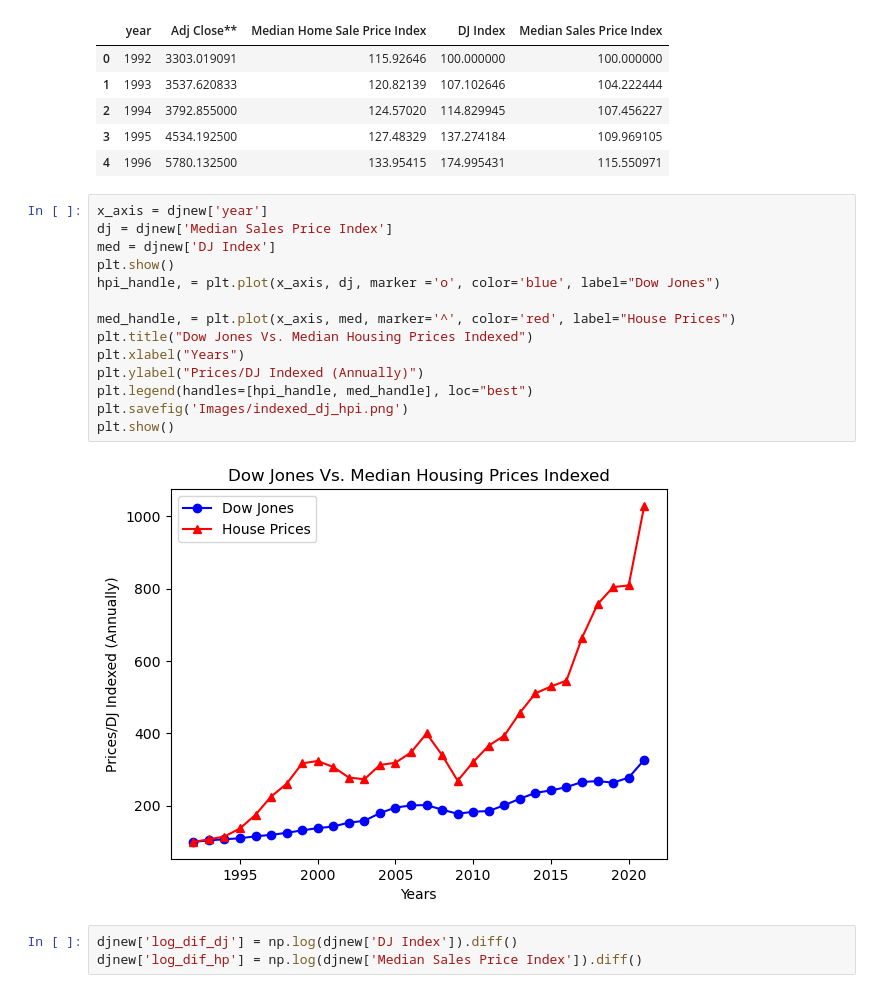
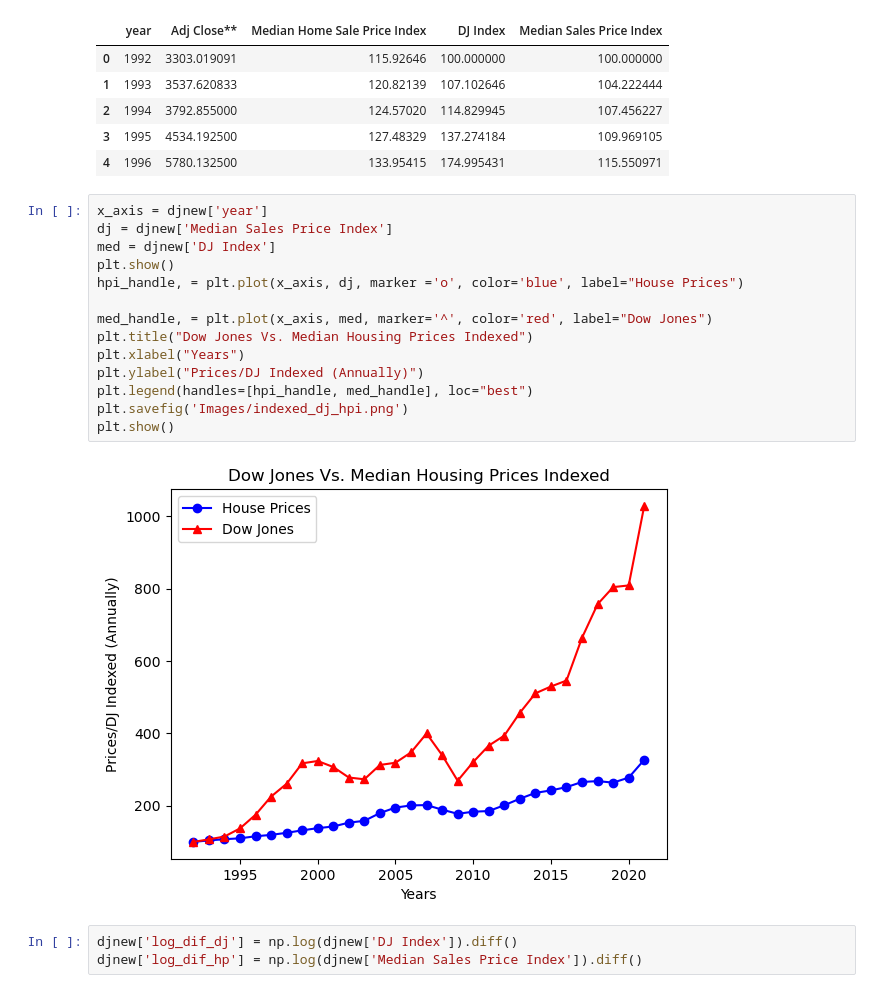
Before and after one commit to dthomas0424/Project1Team6, a Jupyter notebook: project_1_combined.ipynb, the cells around one changed output. Drawn from its saved outputs; the diff is of its cells as text.

```diff
--- a/project_1_combined.ipynb
+++ b/project_1_combined.ipynb
@@ -153,19 +162,19 @@ djnew.head()
 # %%
 x_axis = djnew['year']
 dj = djnew['Median Sales Price Index']
 med = djnew['DJ Index']
 plt.show()
-hpi_handle, = plt.plot(x_axis, dj, marker ='o', color='blue', label="Dow Jones")
+hpi_handle, = plt.plot(x_axis, dj, marker ='o', color='blue', label="House Prices")
 
-med_handle, = plt.plot(x_axis, med, marker='^', color='red', label="House Prices")
+med_handle, = plt.plot(x_axis, med, marker='^', color='red', label="Dow Jones")
 plt.title("Dow Jones Vs. Median Housing Prices Indexed")
 plt.xlabel("Years")
 plt.ylabel("Prices/DJ Indexed (Annually)")
 plt.legend(handles=[hpi_handle, med_handle], loc="best")
 plt.savefig('Images/indexed_dj_hpi.png')
 plt.show()
 # %% [output]
-[figure, old version]
+[figure, new version]
 # %%
 djnew['log_dif_dj'] = np.log(djnew['DJ Index']).diff()
 djnew['log_dif_hp'] = np.log(djnew['Median Sales Price Index']).diff()
```
Also changed, not shown: parts of 11 cells of this notebook.
